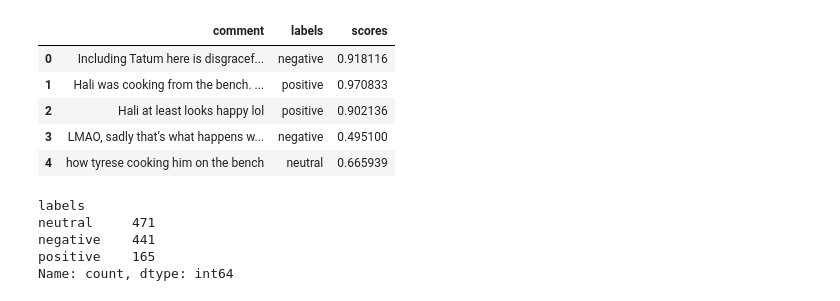
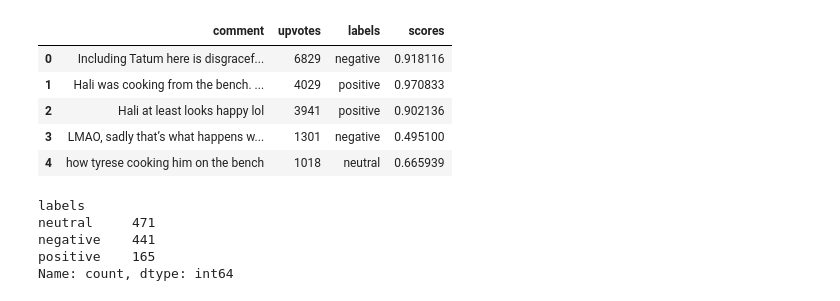
Before and after one commit to Pranav-Batra/sentiment-analysis-tatum, a Jupyter notebook: EDA and Visualizations.ipynb, the cells around one changed output. Saved outputs shown, nothing was run; the diff lists cells and outputs as text; code cells hidden in the pictures.

Commit message:
Analysis on upvotes as well as summary on findings

```diff
--- a/EDA and Visualizations.ipynb
+++ b/EDA and Visualizations.ipynb
@@ -10,17 +10,21 @@ import seaborn as sns
 # %%
 ##load in dataset
 comments_df = pd.read_csv("labeled_comments.csv")
+upvotes_df = pd.read_csv("labeled_comments_with_upvotes.csv")
 # %%
 comments_df.drop(columns = ['Unnamed: 0'], inplace = True)
+# %%
+upvotes_df.drop(columns = ['Unnamed: 0'], inplace = True)
 # %%
 comments_df.head()
+upvotes_df.head()
 # %% [output]
-|  | comment | labels | scores |
-| 0 | Including Tatum here is disgracef... | negative | 0.918116 |
-| 1 | Hali was cooking from the bench. ... | positive | 0.970833 |
-| 2 | Hali at least looks happy lol | positive | 0.902136 |
-| 3 | LMAO, sadly that’s what happens w... | negative | 0.495100 |
-| 4 | how tyrese cooking him on the bench | neutral | 0.665939 |
+|  | comment | upvotes | labels | scores |
+| 0 | Including Tatum here is disgracef... | 6829 | negative | 0.918116 |
+| 1 | Hali was cooking from the bench. ... | 4029 | positive | 0.970833 |
+| 2 | Hali at least looks happy lol | 3941 | positive | 0.902136 |
+| 3 | LMAO, sadly that’s what happens w... | 1301 | negative | 0.495100 |
+| 4 | how tyrese cooking him on the bench | 1018 | neutral | 0.665939 |
 # %%
 ##share of comments by each class
 label_counts = comments_df['labels'].value_counts()
```
Also changed, not shown: parts of 7 cells of this notebook.
